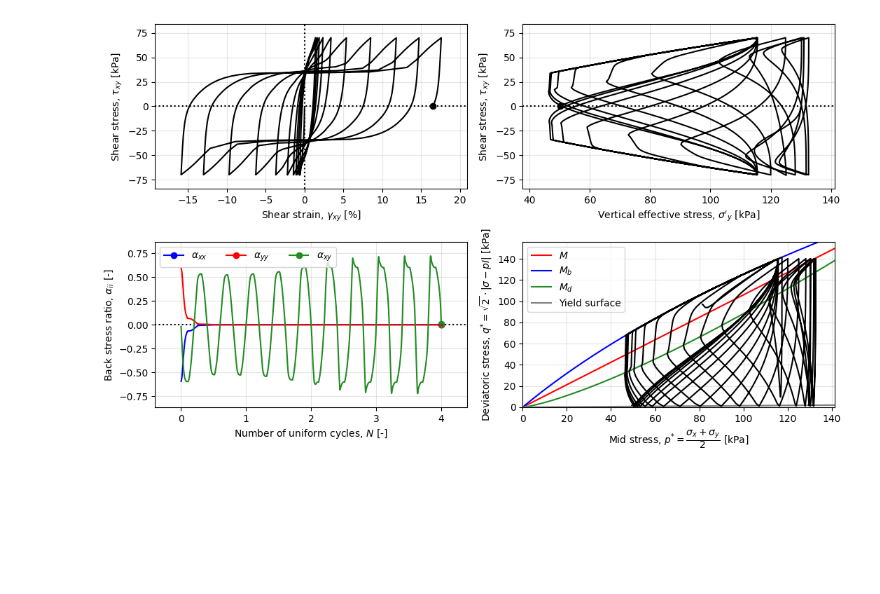
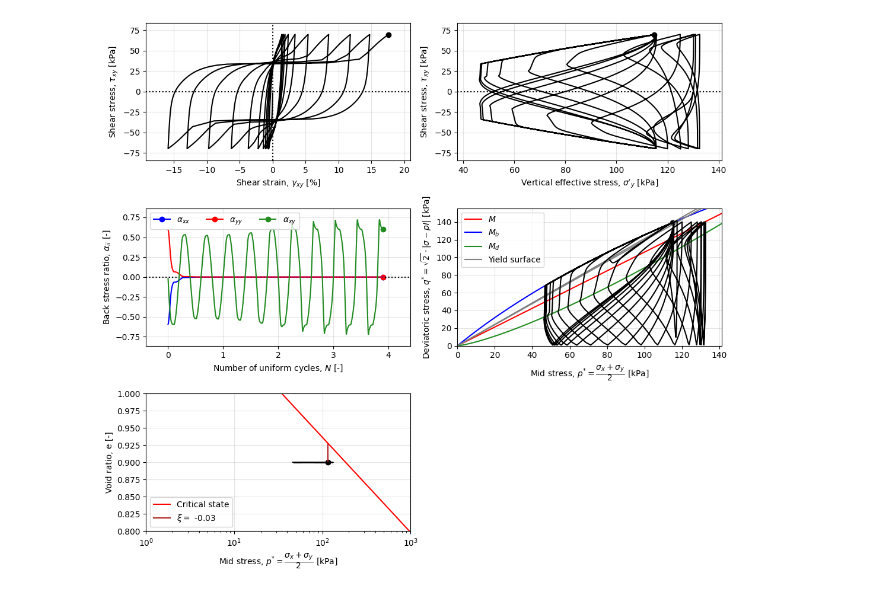
Before and after one commit to ntasso/PM4Fun, a Jupyter notebook: notebooks/PM4Silt/plot1.ipynb, the cells around one changed output. Saved outputs shown, nothing was run; the diff lists cells and outputs as text; code cells hidden in the pictures; blank space fills up the shorter version.

```diff
--- a/notebooks/PM4Silt/plot1.ipynb
+++ b/notebooks/PM4Silt/plot1.ipynb
@@ -28,22 +28,25 @@ data['q_ast'] = np.sqrt(2)*data['norms']
 # %%
 nx = 4
 ny = 3
-nidx = 2000
+nidx = 1950
 
 plt.figure(figsize=(4*nx,4*ny))
 
 ax1 = plt.subplot2grid((nx,ny),(0,0))
 pf.plot_sxy_vs_gxy(ax1,data,nidx)
 
 ax1 = plt.subplot2grid((nx,ny),(0,1))
 pf.plot_sxy_vs_sy(ax1,data,nidx)
 
 ax1 = plt.subplot2grid((nx,ny),(1,0))
 pf.plot_alpha_vs_N(ax1,data,nidx)
 
 ax1 = plt.subplot2grid((nx,ny),(1,1))
 pf.plot_q_vs_p(ax1, data,params,nidx)
 
+ax1 = plt.subplot2grid((nx,ny),(2,0))
+pf.plot_e_vs_logp(ax1, data,params,nidx,ymin=0.8,ymax=1,xmin=1,xmax=1000)
+
 plt.tight_layout()
 # %% [output]
-[figure, old version]
+[figure, new version]
```
Also changed, not shown: 2 other files.
